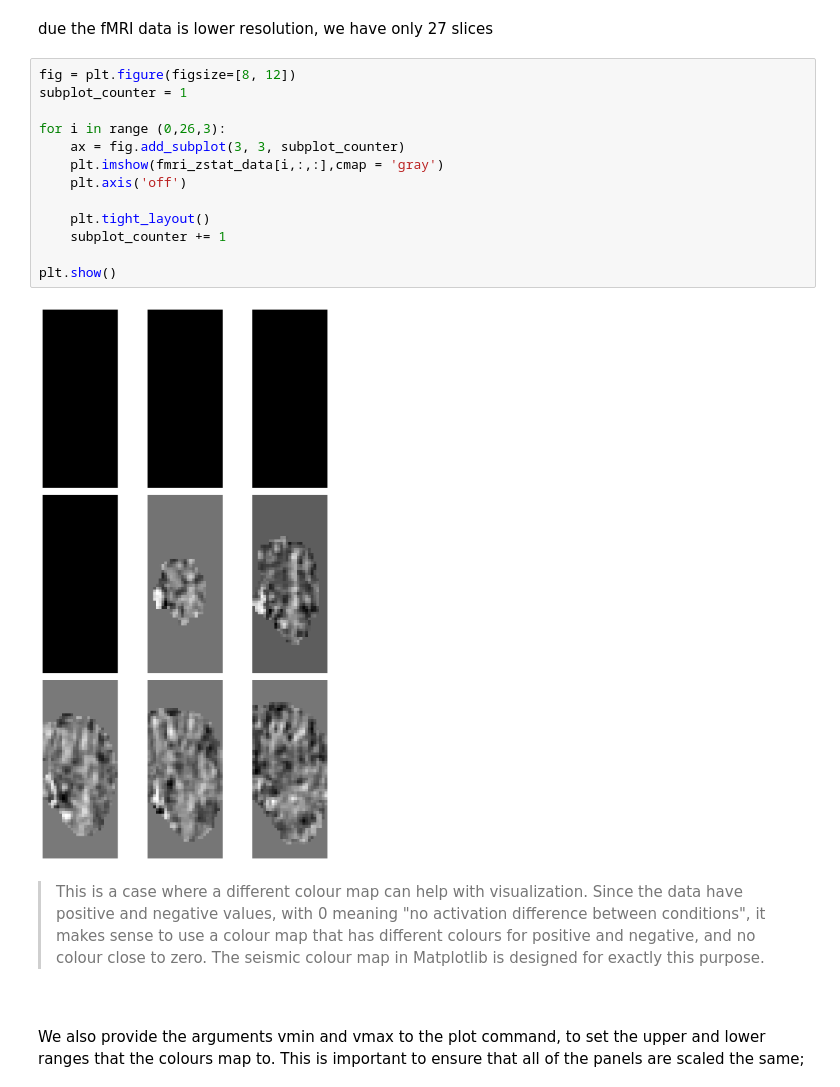
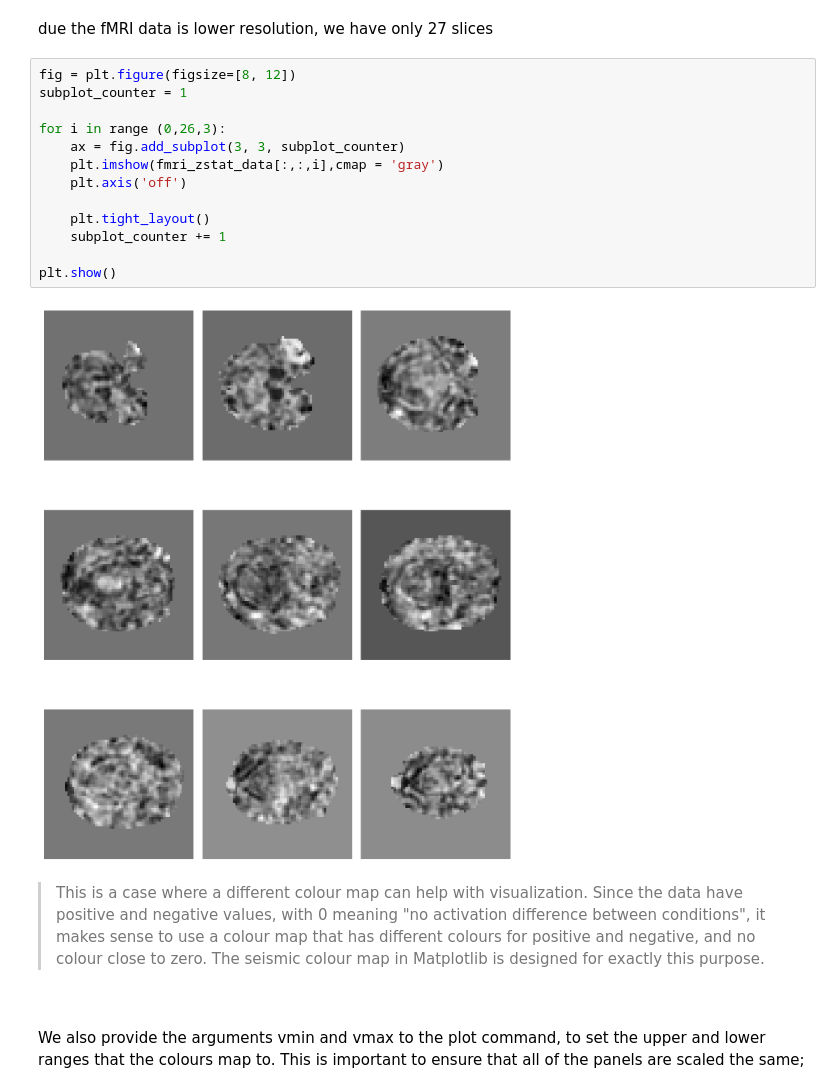
Before and after one commit to SakuraChaojun/PSYO3505, a Jupyter notebook: _build/jupyter_execute/assignments/bioimage.ipynb, the cells around one changed output. Drawn from its saved outputs; the diff is of its cells as text.

```diff
--- a/_build/jupyter_execute/assignments/bioimage.ipynb
+++ b/_build/jupyter_execute/assignments/bioimage.ipynb
@@ -262,18 +262,18 @@ due the fMRI data is lower resolution, we have only 27 slices
 # %%
 fig = plt.figure(figsize=[8, 12])
 subplot_counter = 1
 
 for i in range (0,26,3):
     ax = fig.add_subplot(3, 3, subplot_counter)
-    plt.imshow(fmri_zstat_data[i,:,:],cmap = 'gray')
+    plt.imshow(fmri_zstat_data[:,:,i],cmap = 'gray')
     plt.axis('off')
 
     plt.tight_layout()
     subplot_counter += 1
 
 plt.show()
 # %% [output]
-[figure, old version]
+[figure, new version]
 # %% [markdown]
 > This is a case where a different colour map can help with visualization. Since the data have positive and negative values, with 0 meaning "no activation difference between conditions", it makes sense to use a colour map that has different colours for positive and negative, and no colour close to zero. The seismic colour map in Matplotlib is designed for exactly this purpose.
 <br>
```
Also changed, not shown: parts of 5 cells of this notebook, 49 other files.
